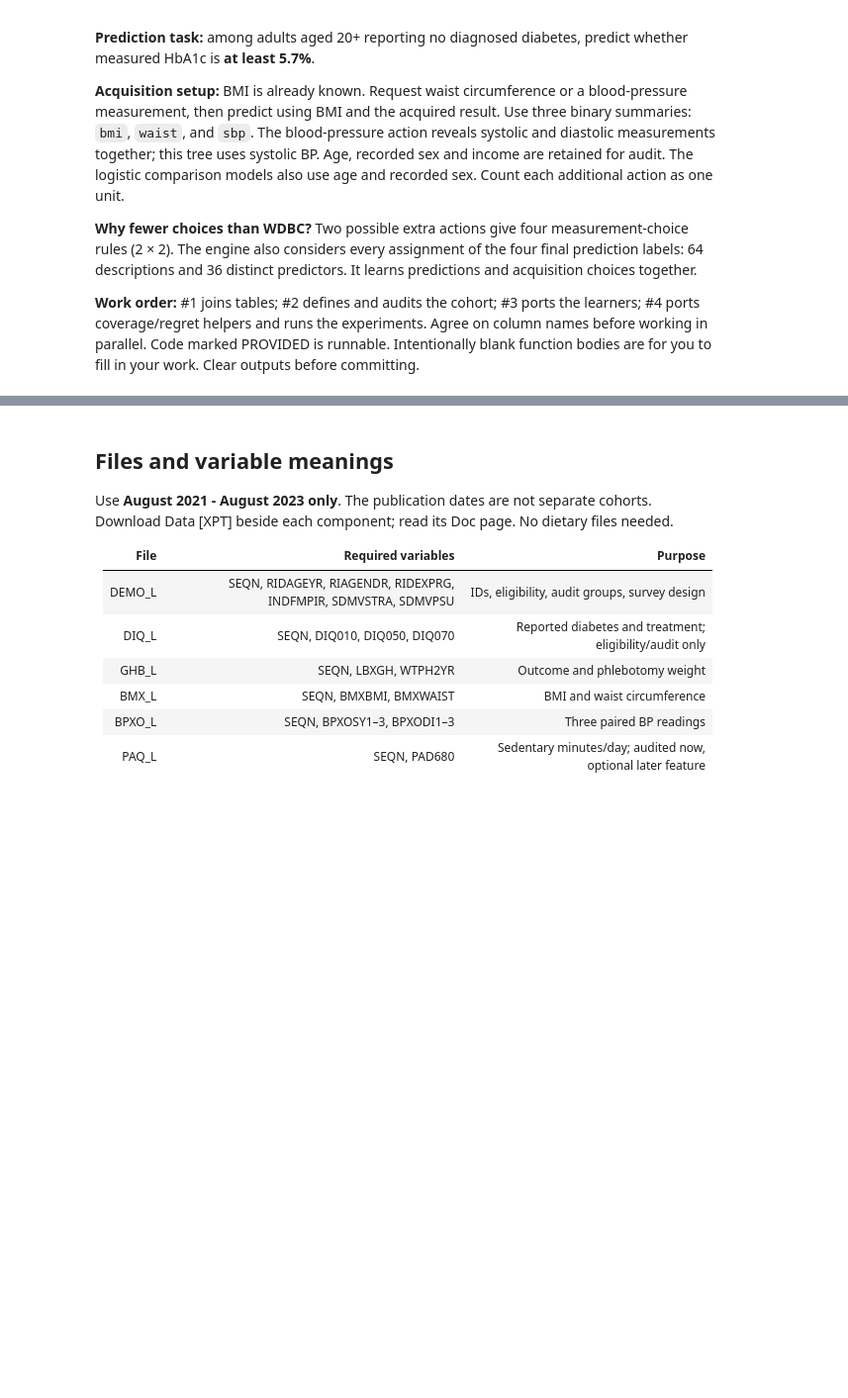
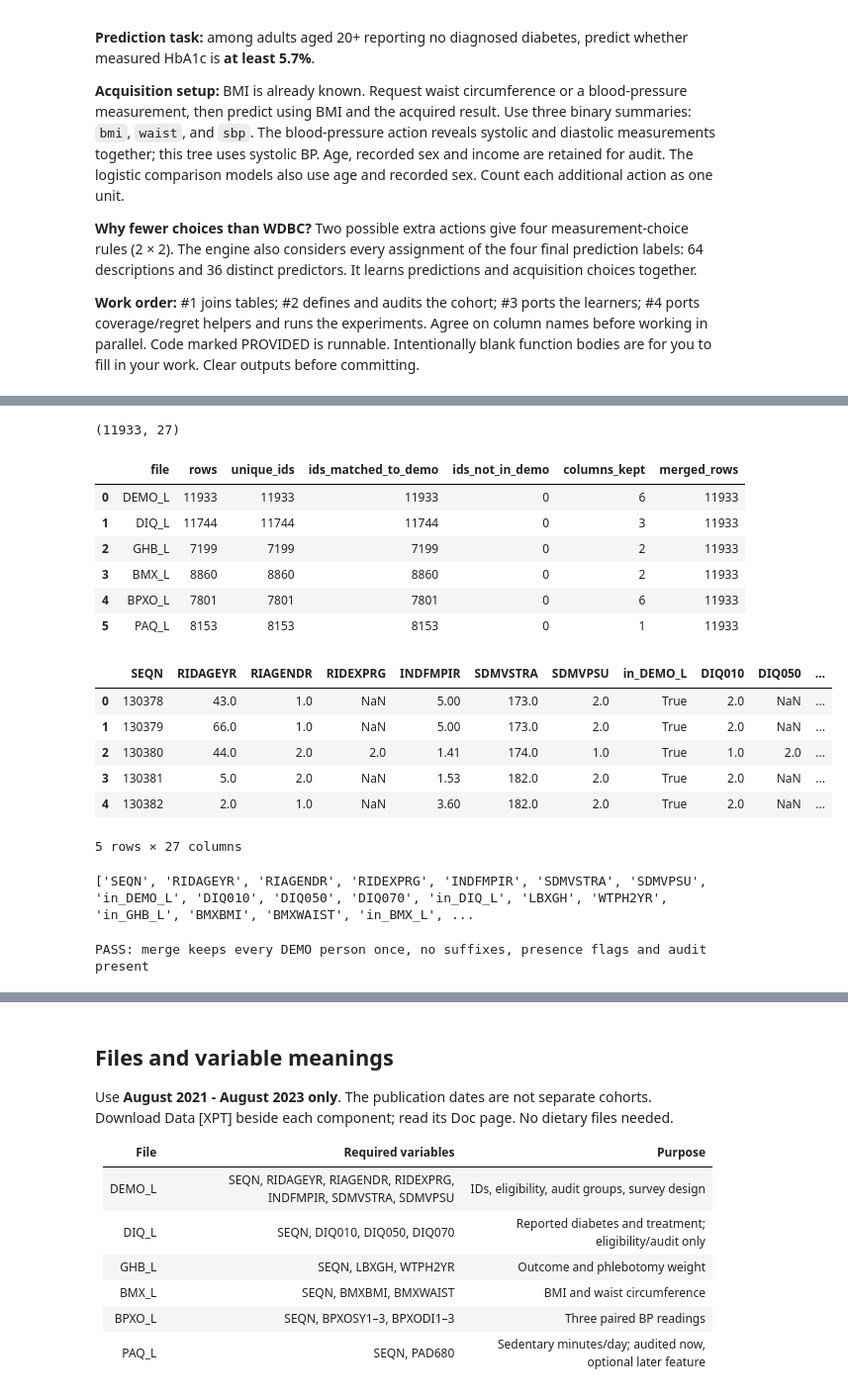
Before and after one commit to buiswrld/ctn-robust-acquisition, a Jupyter notebook: NHANES_starter.ipynb, the cells around one changed output, grey strips where cells are left out. Shown at 99% size. Cells and saved outputs as stored; diff of their text form; code cells hidden in the pictures; blank space fills up the shorter version.

```diff
--- a/NHANES_starter.ipynb
+++ b/NHANES_starter.ipynb
@@ -31,0 +100,9 @@ blank function bodies are for you to fill in your work. Clear outputs before com
+# %%
+REQUIRED_COLUMNS = {
+    'DEMO_L': ['SEQN','RIDAGEYR','RIAGENDR','RIDEXPRG','INDFMPIR','SDMVSTRA','SDMVPSU'],
+    'DIQ_L':  ['SEQN','DIQ010','DIQ050','DIQ070'],
+    'GHB_L':  ['SEQN','LBXGH','WTPH2YR'],
+    'BMX_L':  ['SEQN','BMXBMI','BMXWAIST'],
+    'BPXO_L': ['SEQN','BPXOSY1','BPXOSY2','BPXOSY3','BPXODI1','BPXODI2','BPXODI3'],
+    'PAQ_L':  ['SEQN','PAD680'],
+}
@@ -31,0 +154,51 @@ blank function bodies are for you to fill in your work. Clear outputs before com
+# %%
+merged, join_audit = load_and_merge_nhanes(Path('.'))
+print(merged.shape)
+display(join_audit)
+display(merged.head())
+# %% [output]
+(11933, 27)
+|  | file | rows | unique_ids | ids_matched_to_demo | ids_not_in_demo | columns_kept | merged_rows |
+| 0 | DEMO_L | 11933 | 11933 | 11933 | 0 | 6 | 11933 |
+| 1 | DIQ_L | 11744 | 11744 | 11744 | 0 | 3 | 11933 |
+| 2 | GHB_L | 7199 | 7199 | 7199 | 0 | 2 | 11933 |
+| 3 | BMX_L | 8860 | 8860 | 8860 | 0 | 2 | 11933 |
+| 4 | BPXO_L | 7801 | 7801 | 7801 | 0 | 6 | 11933 |
+| 5 | PAQ_L | 8153 | 8153 | 8153 | 0 | 1 | 11933 |
+|  | SEQN | RIDAGEYR | RIAGENDR | RIDEXPRG | INDFMPIR | SDMVSTRA | SDMVPSU | in_DEMO_L | DIQ010 | DIQ050 | ... |
+| 0 | 130378 | 43.0 | 1.0 | NaN | 5.00 | 173.0 | 2.0 | True | 2.0 | NaN | ... |
+| 1 | 130379 | 66.0 | 1.0 | NaN | 5.00 | 173.0 | 2.0 | True | 2.0 | NaN | ... |
+| 2 | 130380 | 44.0 | 2.0 | 2.0 | 1.41 | 174.0 | 1.0 | True | 1.0 | 2.0 | ... |
+| 3 | 130381 | 5.0 | 2.0 | NaN | 1.53 | 182.0 | 2.0 | True | 2.0 | NaN | ... |
+| 4 | 130382 | 2.0 | 1.0 | NaN | 3.60 | 182.0 | 2.0 | True | 2.0 | NaN | ... |
+5 rows × 27 columns
+# %%
+print(merged.columns.tolist())
+# %% [output]
+['SEQN', 'RIDAGEYR', 'RIAGENDR', 'RIDEXPRG', 'INDFMPIR', 'SDMVSTRA', 'SDMVPSU', 'in_DEMO_L', 'DIQ010', 'DIQ050', 'DIQ070', 'in_DIQ_L', 'LBXGH', 'WTPH2YR', 'in_GHB_L', 'BMXBMI', 'BMXWAIST', 'in_BMX_L', ...
+# %%
+# Check that load_and_merge_nhanes followed the merge instructions.
+# Prints PASS if everything is correct; otherwise stops with an AssertionError
+# saying which check failed.
+
+demo = read_local_xpt('DEMO_L.xpt')
+
+# 1. The merged table has exactly DEMO's people, in DEMO's order,
+#    so nobody was dropped or added.
+assert merged['SEQN'].tolist() == demo['SEQN'].astype('int64').tolist(), 'Merged IDs do not match DEMO'
+
+# 2. No participant ID appears twice.
+assert merged['SEQN'].is_unique, 'Duplicate IDs in merged table'
+
+# 3. No column got a _x/_y suffix (which would hide duplicate column names).
+assert not any(c.endswith(('_x', '_y')) for c in merged.columns), 'Suffixed duplicate columns found'
+
+# 4. All 6 file-presence flags (in_DEMO_L, in_DIQ_L, ...) exist.
+assert all(f'in_{f}' in merged.columns for f in FILES), 'A file-presence flag is missing'
+
+# 5. The join audit has the required columns.
+assert {'file', 'rows', 'unique_ids', 'ids_matched_to_demo'} <= set(join_audit.columns), 'Join audit is missing columns'
+
+print('PASS: merge keeps every DEMO person once, no suffixes, presence flags and audit present')
+# %% [output]
+PASS: merge keeps every DEMO person once, no suffixes, presence flags and audit present
```
Also changed, not shown: parts of 9 cells of this notebook.
